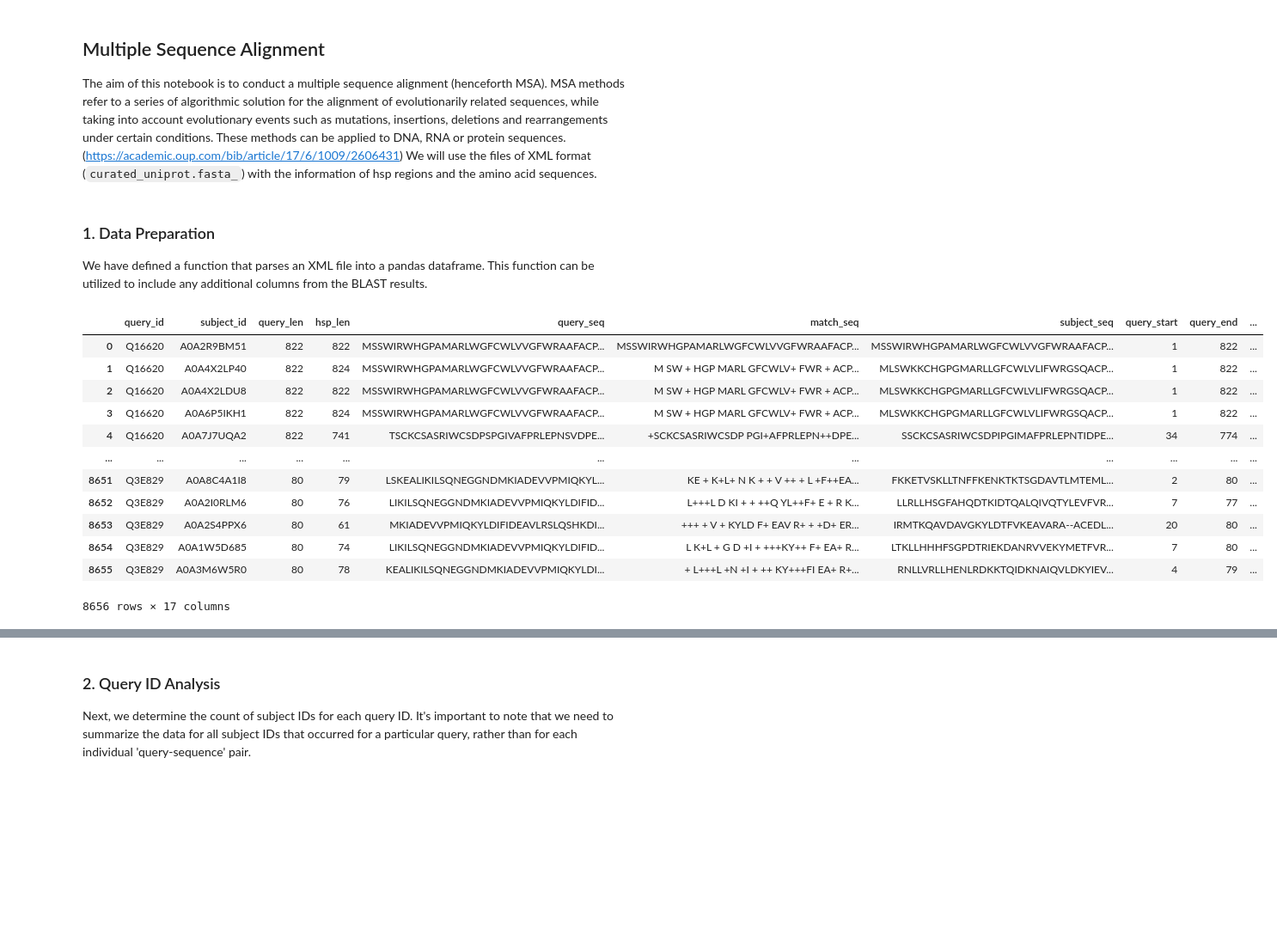
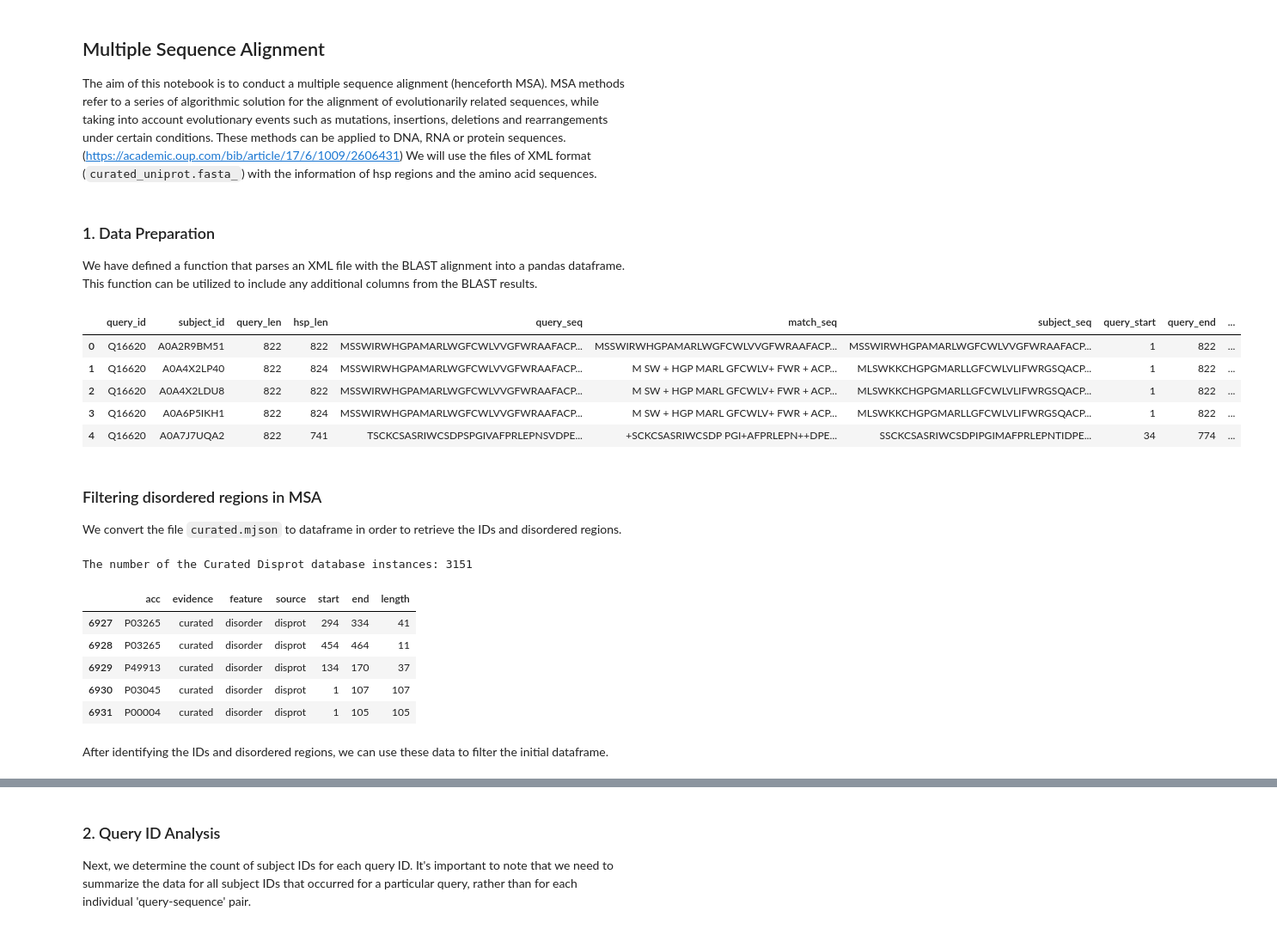
Before and after one commit to AlyaHarvelle/HMMER, a Jupyter notebook: MSA.ipynb, the cells around one changed output, grey strips where cells are left out. Shown at 86% size. Saved outputs shown, nothing was run; the diff lists cells and outputs as text; code cells hidden in the pictures; blank space fills up the shorter version.

```diff
--- a/MSA.ipynb
+++ b/MSA.ipynb
@@ -19,22 +19,47 @@ directory = "/Users/alina/HMM/"
 # %% [markdown]
 ### 1. Data Preparation
 
-We have defined a function that parses an XML file into a pandas dataframe. This function can be utilized to include any additional columns from the BLAST results.
+We have defined a function that parses an XML file with the BLAST alignment into a pandas dataframe. This function can be utilized to include any additional columns from the BLAST results.
 # %%
 input_file = '{}/curated_uniprot.fasta_75'.format(directory)
 df = blast_parser(input_file)
-df
+df.head(5)
 # %% [output]
 |  | query_id | subject_id | query_len | hsp_len | query_seq | match_seq | subject_seq | query_start | query_end | ... |
 | 0 | Q16620 | A0A2R9BM51 | 822 | 822 | MSSWIRWHGPAMARLWGFCWLVVGFWRAAFACP... | MSSWIRWHGPAMARLWGFCWLVVGFWRAAFACP... | MSSWIRWHGPAMARLWGFCWLVVGFWRAAFACP... | 1 | 822 | ... |
 | 1 | Q16620 | A0A4X2LP40 | 822 | 824 | MSSWIRWHGPAMARLWGFCWLVVGFWRAAFACP... | M SW + HGP MARL GFCWLV+ FWR + ACP... | MLSWKKCHGPGMARLLGFCWLVLIFWRGSQACP... | 1 | 822 | ... |
 | 2 | Q16620 | A0A4X2LDU8 | 822 | 822 | MSSWIRWHGPAMARLWGFCWLVVGFWRAAFACP... | M SW + HGP MARL GFCWLV+ FWR + ACP... | MLSWKKCHGPGMARLLGFCWLVLIFWRGSQACP... | 1 | 822 | ... |
 | 3 | Q16620 | A0A6P5IKH1 | 822 | 824 | MSSWIRWHGPAMARLWGFCWLVVGFWRAAFACP... | M SW + HGP MARL GFCWLV+ FWR + ACP... | MLSWKKCHGPGMARLLGFCWLVLIFWRGSQACP... | 1 | 822 | ... |
 | 4 | Q16620 | A0A7J7UQA2 | 822 | 741 | TSCKCSASRIWCSDPSPGIVAFPRLEPNSVDPE... | +SCKCSASRIWCSDP PGI+AFPRLEPN++DPE... | SSCKCSASRIWCSDPIPGIMAFPRLEPNTIDPE... | 34 | 774 | ... |
-| ... | ... | ... | ... | ... | ... | ... | ... | ... | ... | ... |
-| 8651 | Q3E829 | A0A8C4A1I8 | 80 | 79 | LSKEALIKILSQNEGGNDMKIADEVVPMIQKYL... | KE + K+L+ N K + + V ++ + L +F++EA... | FKKETVSKLLTNFFKENKTKTSGDAVTLMTEML... | 2 | 80 | ... |
-| 8652 | Q3E829 | A0A2I0RLM6 | 80 | 76 | LIKILSQNEGGNDMKIADEVVPMIQKYLDIFID... | L+++L D KI + + ++Q YL++F+ E + R K... | LLRLLHSGFAHQDTKIDTQALQIVQTYLEVFVR... | 7 | 77 | ... |
-| 8653 | Q3E829 | A0A2S4PPX6 | 80 | 61 | MKIADEVVPMIQKYLDIFIDEAVLRSLQSHKDI... | +++ + V + KYLD F+ EAV R+ + +D+ ER... | IRMTKQAVDAVGKYLDTFVKEAVARA--ACEDL... | 20 | 80 | ... |
-| 8654 | Q3E829 | A0A1W5D685 | 80 | 74 | LIKILSQNEGGNDMKIADEVVPMIQKYLDIFID... | L K+L + G D +I + +++KY++ F+ EA+ R... | LTKLLHHHFSGPDTRIEKDANRVVEKYMETFVR... | 7 | 80 | ... |
-| 8655 | Q3E829 | A0A3M6W5R0 | 80 | 78 | KEALIKILSQNEGGNDMKIADEVVPMIQKYLDI... | + L+++L +N +I + ++ KY+++FI EA+ R+... | RNLLVRLLHENLRDKKTQIDKNAIQVLDKYIEV... | 4 | 79 | ... |
-8656 rows × 17 columns
+# %% [markdown]
+### Filtering disordered regions in MSA
+
+We convert the file `curated.mjson` to dataframe in order to retrieve the IDs and disordered regions.
+# %%
+# Create a dataframe from curated.mjson
+data = list()
+
+with open('curated.mjson', 'r') as file:
+    for line in file:
+        obj = json.loads(line)
+        rows = json_parser(obj)
+        data.extend(rows)
+
+curated_disprot = pd.DataFrame(data)
+
+# Calculate the length of disordered regions
+curated_disprot['length'] = curated_disprot['end'] - curated_disprot['start'] + 1
+curated_disprot = curated_disprot[(curated_disprot['feature'] == 'disorder') & (curated_disprot['source'] == 'disprot')]
+
+print(f"The number of the Curated Disprot database instances: {len(curated_disprot)}")
+curated_disprot.head(5)
+# %% [output]
+The number of the Curated Disprot database instances: 3151
+|  | acc | evidence | feature | source | start | end | length |
+| 6927 | P03265 | curated | disorder | disprot | 294 | 334 | 41 |
+| 6928 | P03265 | curated | disorder | disprot | 454 | 464 | 11 |
+| 6929 | P49913 | curated | disorder | disprot | 134 | 170 | 37 |
+| 6930 | P03045 | curated | disorder | disprot | 1 | 107 | 107 |
+| 6931 | P00004 | curated | disorder | disprot | 1 | 105 | 105 |
+# %% [markdown]
+After identifying the IDs and disordered regions, we can use these data to filter the initial dataframe.
```
Also changed, not shown: parts of 38 cells of this notebook.
